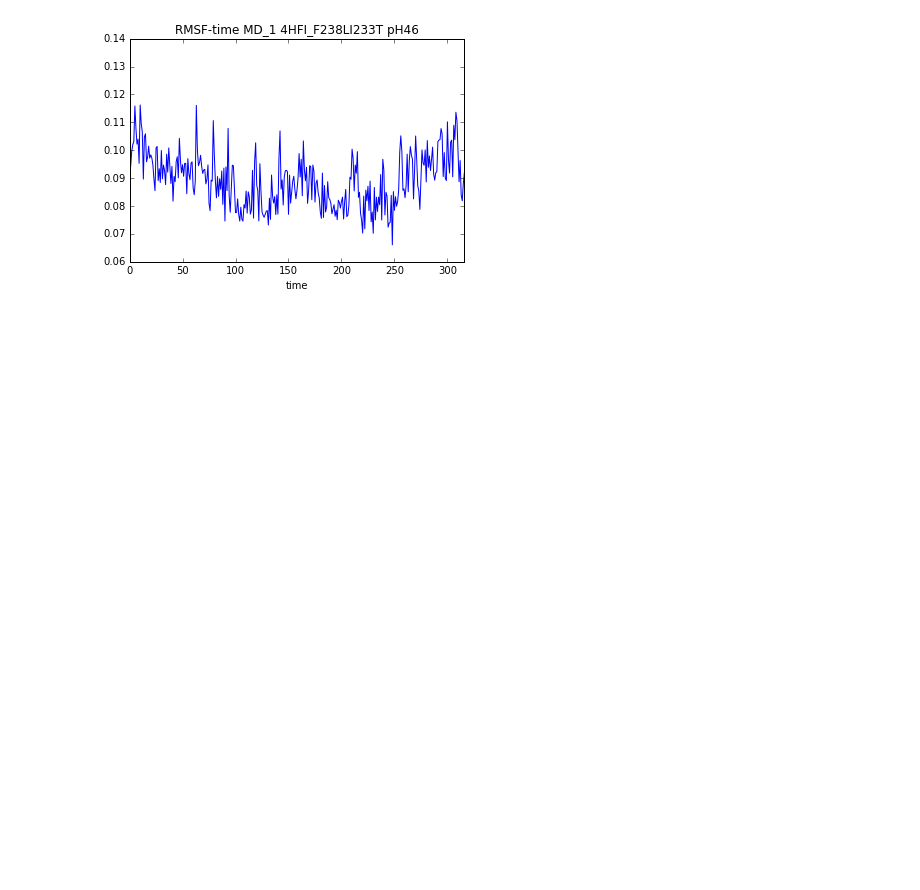
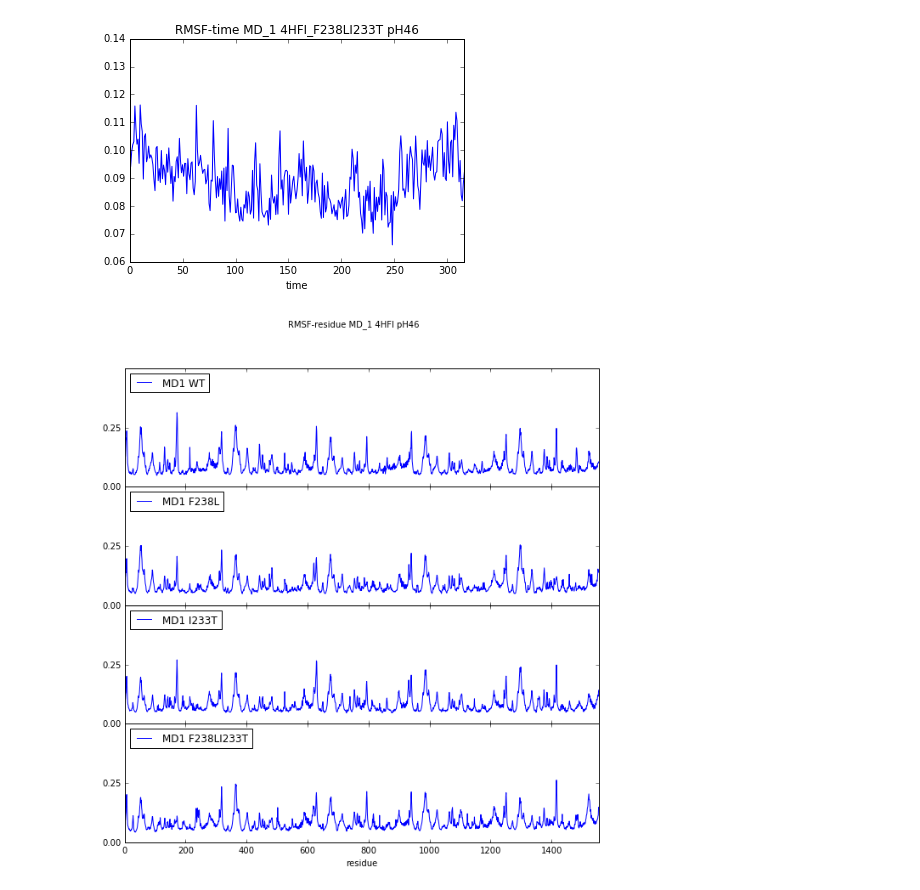
Before and after one commit to chemlove/md_data_analysis, a Jupyter notebook: 4HFI_PH_46_RMSF_RMSD_mdtraj.ipynb, the cells around one changed output. Saved outputs shown, nothing was run; the diff lists cells and outputs as text; code cells hidden in the pictures; blank space fills up the shorter version.

```diff
--- a/4HFI_PH_46_RMSF_RMSD_mdtraj.ipynb
+++ b/4HFI_PH_46_RMSF_RMSD_mdtraj.ipynb
@@ -290,3 +290,19 @@ rmsf_time_4HFI_F238LI233T.plot(x='time', y='RMSF',legend=False,title="RMSF-time
 # %% [output]
 <matplotlib.axes._subplots.AxesSubplot at 0x...>
 [figure]
+# %%
+fig, axes = plt.subplots(nrows=4, ncols=1,sharex=True,figsize=(10,10))
+fig.subplots_adjust(hspace=0)
+rmsf_resid_4HFI_WT.plot(x='residue', y='RMSF',ax=axes[0])
+rmsf_resid_4HFI_F238L.plot(x='residue', y='RMSF',ax=axes[1])
+rmsf_resid_4HFI_I233T.plot(x='residue', y='RMSF',ax=axes[2])
+rmsf_resid_4HFI_F238LI233T.plot(x='residue', y='RMSF',ax=axes[3])
+
+fig.suptitle("RMSF-residue MD_1 4HFI pH46")
+axeslegend = ['MD1 WT',"MD1 F238L","MD1 I233T","MD1 F238LI233T"]
+for i in range (0,4):
+    axes[i].set_ylim(0,0.5)
+    axes[i].set_yticks([0,0.25])
+    axes[i].legend([axeslegend[i]],loc=2)
+# %% [output]
+[figure, added]
```
Also changed, not shown: parts of 1 cell of this notebook, 1 other file.
